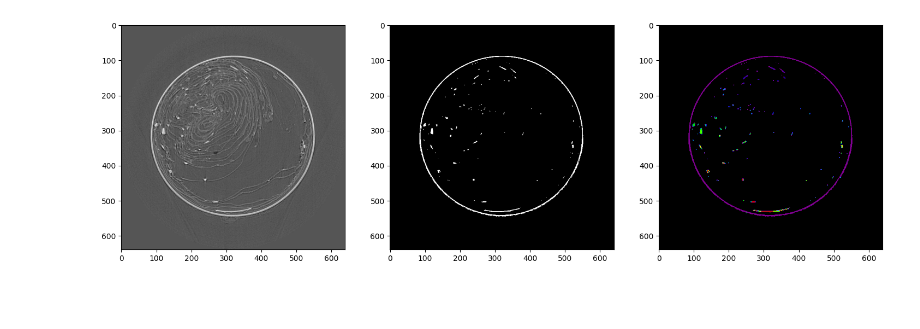
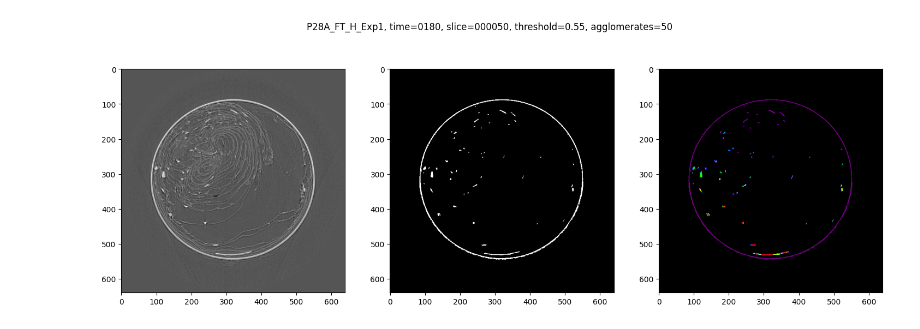
Before and after one commit to venturellimatteo/fasttomo, a Jupyter notebook: manual_segmentation.ipynb, the cells around one changed output. Saved outputs shown, nothing was run; the diff lists cells and outputs as text; code cells hidden in the pictures; blank space fills up the shorter version.

```diff
--- a/manual_segmentation.ipynb
+++ b/manual_segmentation.ipynb
@@ -23,7 +23,7 @@ def print_segmented_image(exp, time, slice, threshold, n_agglomerates):
     image = np.array(image)
     image = (image - np.min(image))/(np.max(image) - np.min(image))
 
-    _, axes = plt.subplots(1, 3, figsize=(18, 6))
+    fig, axes = plt.subplots(1, 3, figsize=(18, 6))
     axes[0].imshow(image, cmap='Greys_r')
 
     mask = image > threshold
@@ -41,7 +41,9 @@ def print_segmented_image(exp, time, slice, threshold, n_agglomerates):
     colored = np.copy(new_mask)
     colored[colored > 0] = colored[colored > 0] + n_agglomerates/10
     axes[2].imshow(colored, cmap='nipy_spectral')
+    plt.savefig(str(exp) + '_' + str(time).zfill(4) + '_' + str(slice).zfill(6) + '_segmented.png', dpi=600)
+    fig.suptitle(str(exp) + ', time=' + str(time).zfill(4) + ', slice=' + str(slice).zfill(6) + ', threshold=' + str(threshold) + ', agglomerates=' + str(n_agglomerates))
 # %%
-print_segmented_image(exp='P28A_FT_H_Exp1', time=180, slice=50, threshold=0.55, n_agglomerates=100)
+print_segmented_image(exp='P28A_FT_H_Exp1', time=180, slice=50, threshold=0.55, n_agglomerates=50)
 # %% [output]
-[figure, old version]
+[figure, new version]
```
Also changed, not shown: 2 other files.
